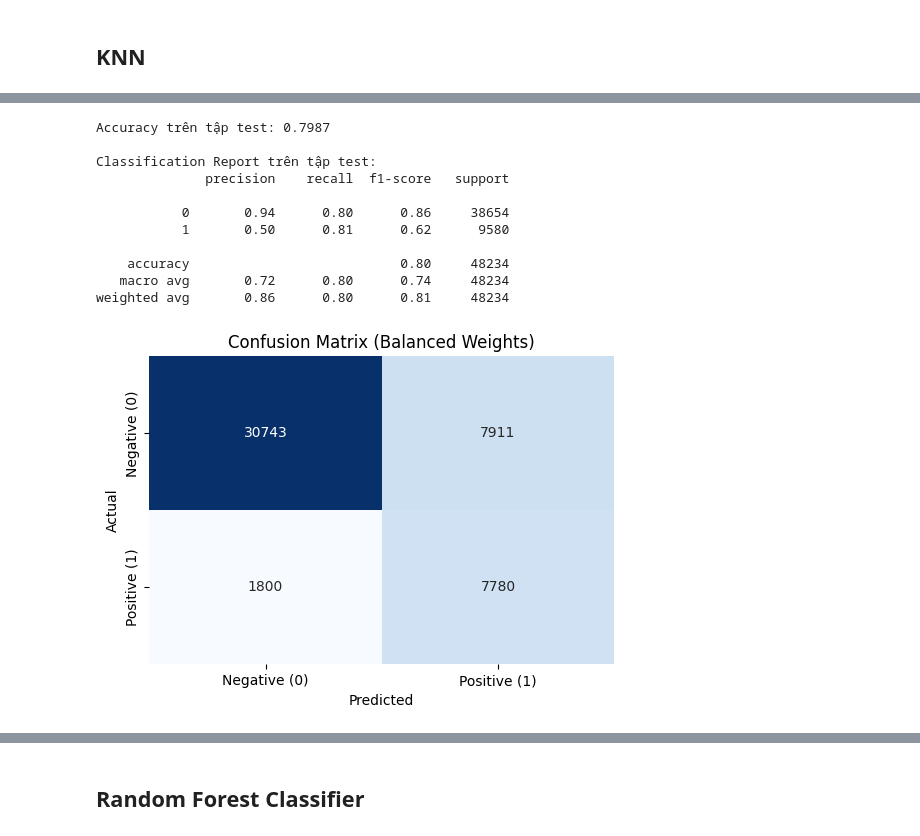
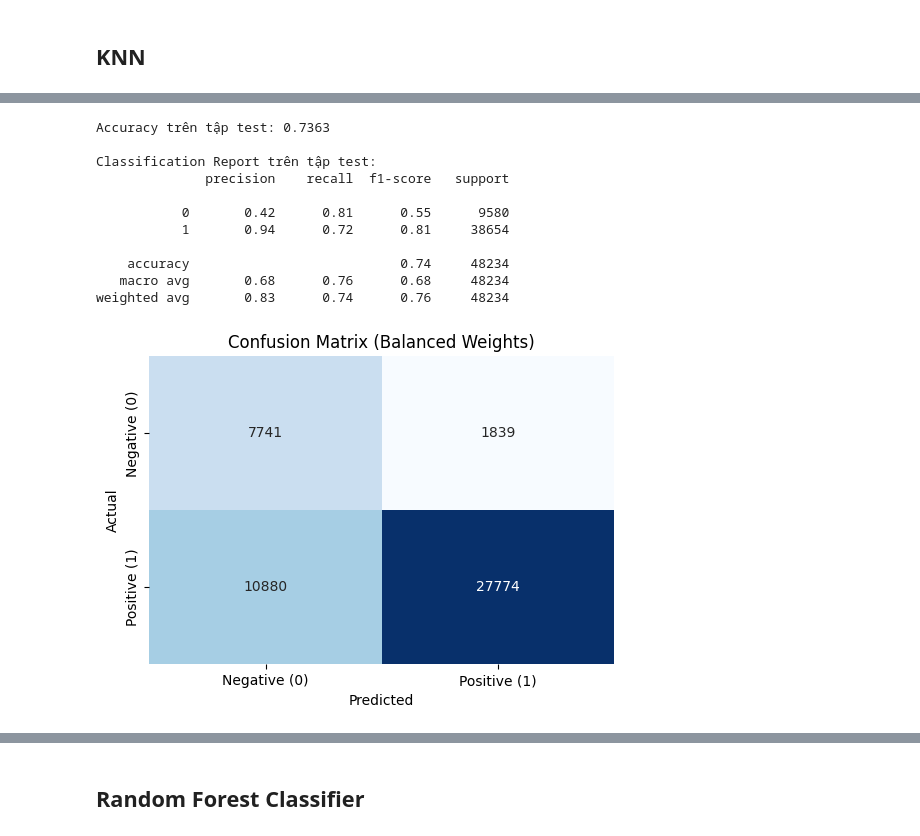
Before and after one commit to nhmanhDev/Loan-Repayment-Prediction, a Jupyter notebook: FinalCode_Group6_LendingClub.ipynb, the cells around one changed output, grey strips where cells are left out. Cells and saved outputs as stored; diff of their text form; code cells hidden in the pictures.

```diff
--- a/FinalCode_Group6_LendingClub.ipynb
+++ b/FinalCode_Group6_LendingClub.ipynb
@@ -735,5 +735,15 @@ plot_loan_status_distribution(data, "zip_code", rotation=30)
-# %%
-data = pd.get_dummies(data, columns=['zip_code'], drop_first=True)
+# %%
+# data = pd.get_dummies(data, columns=['zip_code'], drop_first=True)
+
+data['zip_code'] = data['zip_code'].astype(int)
+
+zip_risk = {
+    813: 0.00, 5113: 0.00, 29597: 0.00,
+    93700: 1.00, 86630: 1.00, 11650: 1.00,
+    70466: 0.80, 30723: 0.80, 22690: 0.80, 48052: 0.2
+}
+
+data['zip_code'] = data['zip_code'].map(zip_risk)
 # %%
 data.drop('address', axis=1, inplace=True)
 # %%
@@ -1044,8 +1057,10 @@ Name: count, dtype: int64
 # print("\nPhân phối loan_status trong tập train sau khi cân bằng:")
 # print(y_train_balanced.value_counts())
 # %%
-scaler = MinMaxScaler()
-joblib.dump(scaler, 'scaler.pkl')
+from sklearn.preprocessing import StandardScaler
+
+scaler = StandardScaler()
+
 # # Chuẩn hóa dữ liệu cho tập huấn luyện
 # X_train_scaled = scaler.fit_transform(X_train_balanced)
 
@@ -1056,3 +1071,6 @@ X_train_scaled = scaler.fit_transform(X_train)
 X_test_scaled = scaler.transform(X_test)
 
 X_backtest_scaled = scaler.transform(X_backtest)
+
+# Lưu scaler để sử dụng sau này
+joblib.dump(scaler, 'scaler.pkl')
@@ -1189,18 +1208,0 @@ weighted avg       0.86      0.87      0.86     48234
-# %%
-# Bắt đầu đo thời gian
-start_time = time.time()
-
-# Khởi tạo Logistic Regression
-logistic_model = LogisticRegression(random_state=42, max_iter=1000, class_weight="balanced")
-logistic_model.fit(X_train_scaled, y_train)
-
-# Kết thúc đo thời gian
-end_time = time.time()
-
-# Tính tổng thời gian huấn luyện
-training_time = end_time - start_time
-print(f"Thời gian huấn luyện mô hình: {training_time:.2f} giây")
-
-joblib.dump(logistic_model, 'logistic_model.pkl')
-
-print("Mô hình và scaler đã được lưu thành công!")
@@ -1210,16 +1309,16 @@ Mô hình và scaler đã được lưu thành công!
 # %%
-evaluate_model(logistic_model, X_test_scaled, y_test)
+evaluate_model(best_model, X_test_scaled, y_test)
 # %% [output]
-Accuracy trên tập test: 0.7987
+Accuracy trên tập test: 0.7363
 
 Classification Report trên tập test:
               precision    recall  f1-score   support
 
-           0       0.94      0.80      0.86     38654
-           1       0.50      0.81      0.62      9580
+           0       0.42      0.81      0.55      9580
+           1       0.94      0.72      0.81     38654
 
-    accuracy                           0.80     48234
-   macro avg       0.72      0.80      0.74     48234
-weighted avg       0.86      0.80      0.81     48234
+    accuracy                           0.74     48234
+   macro avg       0.68      0.76      0.68     48234
+weighted avg       0.83      0.74      0.76     48234
-[figure, old version]
+[figure, new version]
 # %%
```
Also changed, not shown: parts of 47 cells of this notebook, 11 other files.
